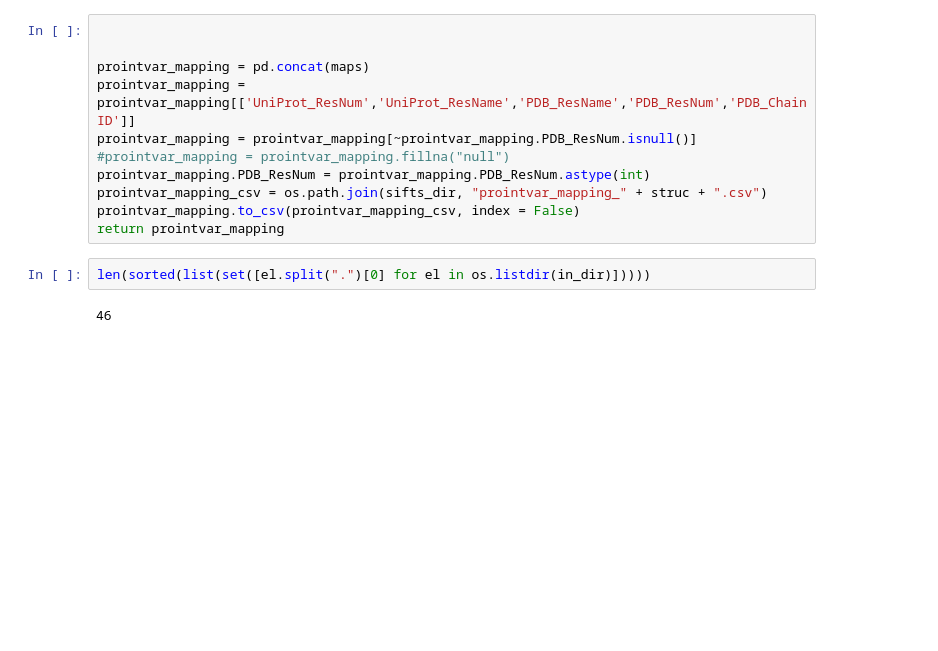
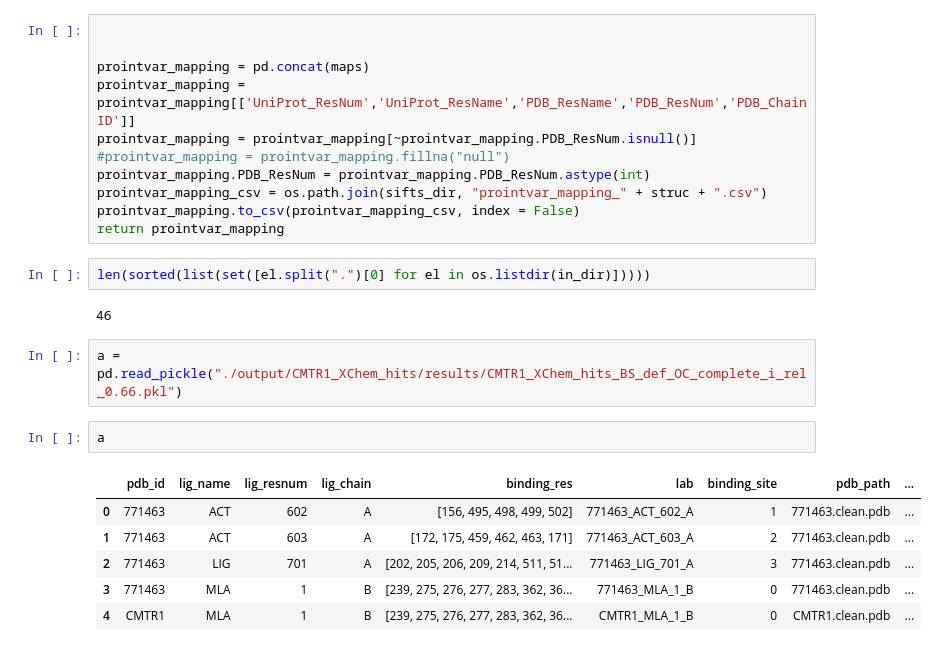
Before and after one commit to JavierSanchez-Utges/LIGYSIS-custom, a Jupyter notebook: fragsys_custom_analysis.ipynb, the cells around one changed output. Drawn from its saved outputs; the diff is of its cells as text; blank space fills up the shorter version.

```diff
--- a/fragsys_custom_analysis.ipynb
+++ b/fragsys_custom_analysis.ipynb
@@ -213,3 +213,14 @@ return prointvar_mapping
 len(sorted(list(set([el.split(".")[0] for el in os.listdir(in_dir)]))))
 # %% [output]
 46
+# %%
+a = pd.read_pickle("./output/CMTR1_XChem_hits/results/CMTR1_XChem_hits_BS_def_OC_complete_i_rel_0.66.pkl")
+# %%
+a
+# %% [output]
+|  | pdb_id | lig_name | lig_resnum | lig_chain | binding_res | lab | binding_site | pdb_path | ... |
+| 0 | 771463 | ACT | 602 | A | [156, 495, 498, 499, 502] | 771463_ACT_602_A | 1 | 771463.clean.pdb | ... |
+| 1 | 771463 | ACT | 603 | A | [172, 175, 459, 462, 463, 171] | 771463_ACT_603_A | 2 | 771463.clean.pdb | ... |
+| 2 | 771463 | LIG | 701 | A | [202, 205, 206, 209, 214, 511, 51... | 771463_LIG_701_A | 3 | 771463.clean.pdb | ... |
+| 3 | 771463 | MLA | 1 | B | [239, 275, 276, 277, 283, 362, 36... | 771463_MLA_1_B | 0 | 771463.clean.pdb | ... |
+| 4 | CMTR1 | MLA | 1 | B | [239, 275, 276, 277, 283, 362, 36... | CMTR1_MLA_1_B | 0 | CMTR1.clean.pdb | ... |
```
Also changed, not shown: parts of 17 cells of this notebook, 1 other file.
